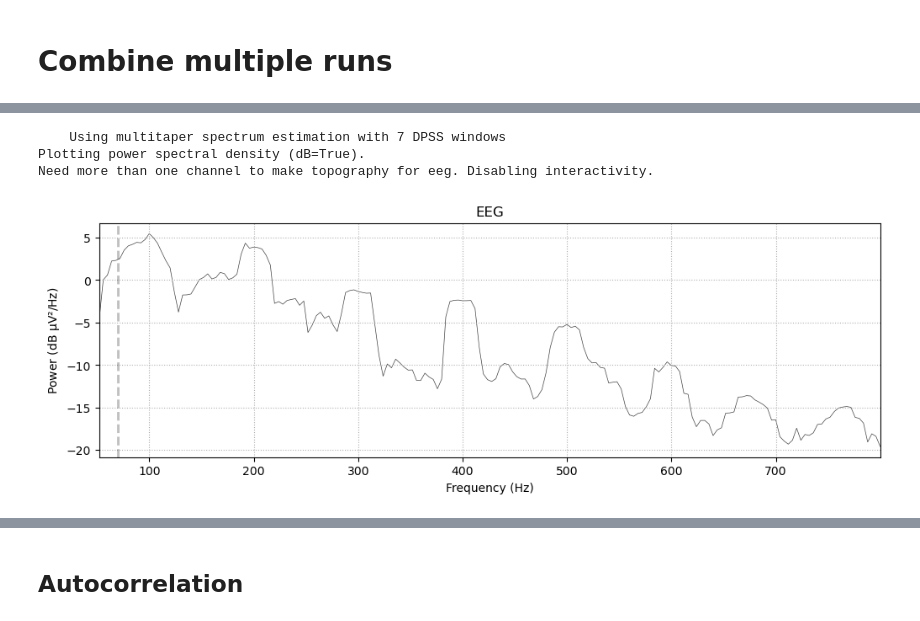
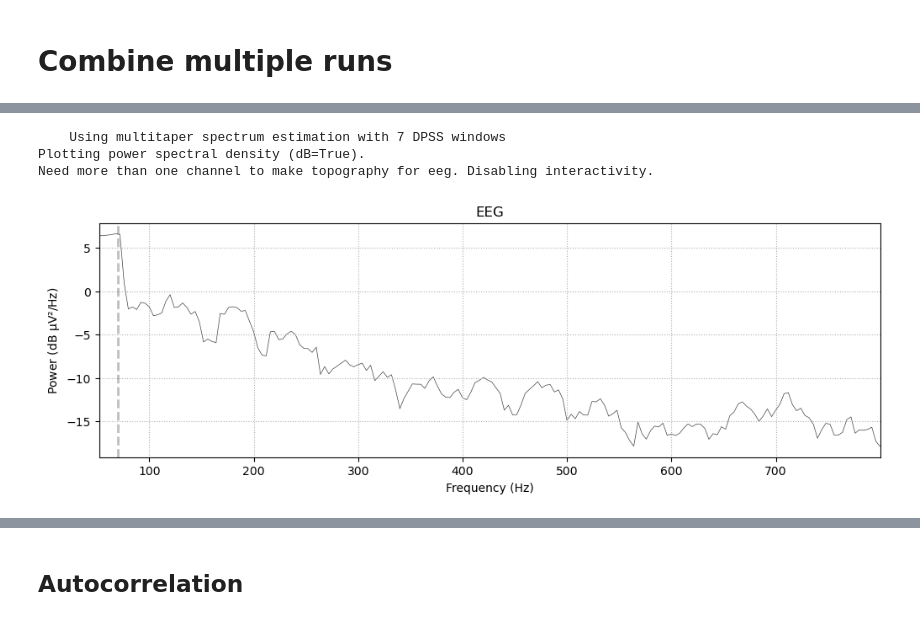
Before and after one commit to sitek/EAM1-FFR, a Jupyter notebook: ffr_processing_mne.ipynb, the cells around one changed output, grey strips where cells are left out. Saved outputs shown, nothing was run; the diff lists cells and outputs as text; code cells hidden in the pictures.

```diff
--- a/ffr_processing_mne.ipynb
+++ b/ffr_processing_mne.ipynb
@@ -252,7 +251,8 @@ No baseline correction applied
 # Combine multiple runs
 # %%
 sub_label = '02'
-task_label = 'passive'
+task_list = ['active', 'passive', ] # 'motor'
+#task_label = 'passive'
 run_labels = ['1','2']
 
 #data_dir = os.path.join('/Users/dsj3886/Library/CloudStorage/',
@@ -338,8 +367,8 @@ Need more than one channel to make topography for eeg. Disabling interactivity.
 # %%
-evoked_psd = all_evoked.compute_psd(tmin=0.05, tmax=0.300, fmin=50, fmax=800)
+evoked_psd = task_evoked_dict['active'].compute_psd(tmin=0.05, tmax=0.300, fmin=50, fmax=800)
 evoked_psd.plot()
 # %% [output]
     Using multitaper spectrum estimation with 7 DPSS windows
 Plotting power spectral density (dB=True).
 Need more than one channel to make topography for eeg. Disabling interactivity.
-[figure, old version]
+[figure, new version]
```
Also changed, not shown: parts of 27 cells of this notebook.
